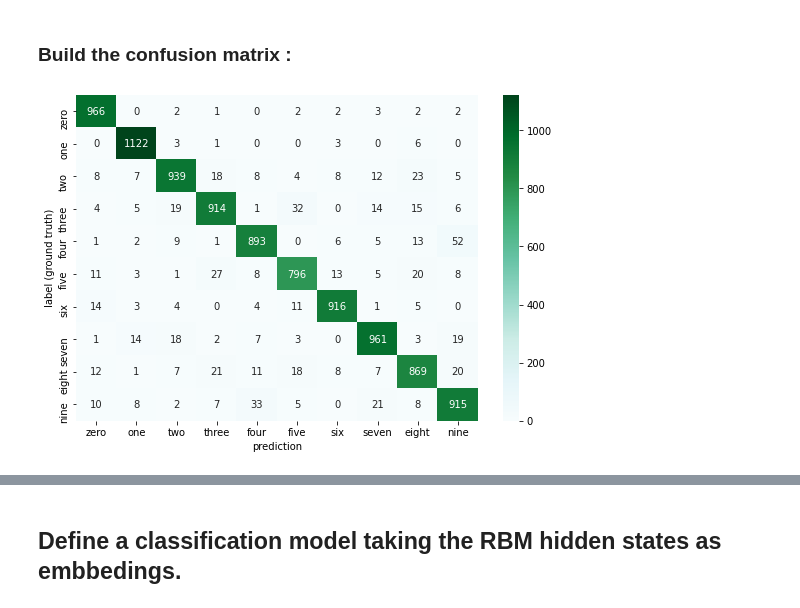
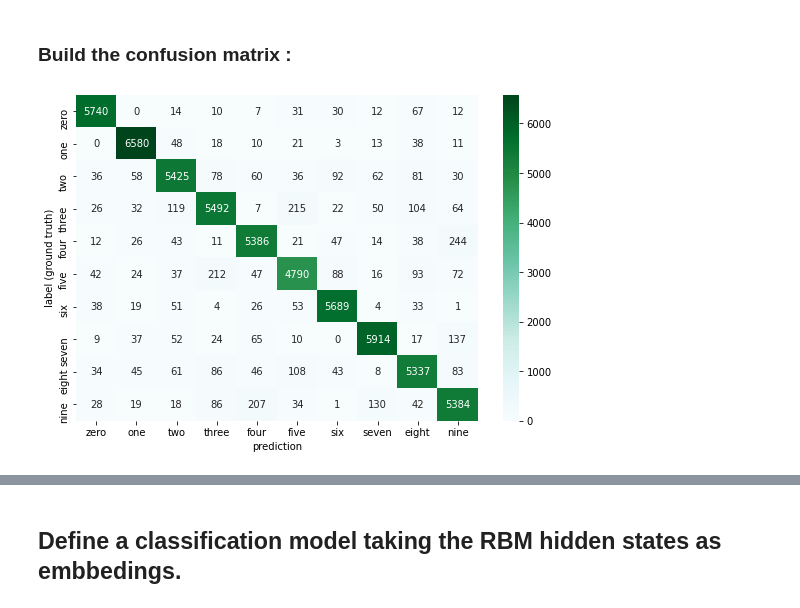
Before and after one commit to lilanpei/Restricted-Boltzmann-Machine-and-Deep-Belief-Network-on-MINIST, a Jupyter notebook: RBM&DBN_on_MNIST.ipynb, the cells around one changed output, grey strips where cells are left out. Saved outputs shown, nothing was run; the diff lists cells and outputs as text; code cells hidden in the pictures.

Commit message:
Add plots

```diff
--- a/RBM&DBN_on_MNIST.ipynb
+++ b/RBM&DBN_on_MNIST.ipynb
@@ -17,7 +17,7 @@ BATCHSIZE = 16
 VISIBLE_UNITS = 28*28
 HIDDEN_UNITS = 100
 CD_K = 1
-EPOCHS = 20
+EPOCHS = 40
 
 # load datasets
 tr_dataset = datasets.MNIST('data/mnist', train=True, transform=transforms.ToTensor(), download=True)
@@ -142,18 +139,30 @@ class RBM_Net(torch.nn.Module):
 
         return F.log_softmax(x, dim=1)
 
-    def train(self, tr_loader, ts_loader, optimizer, clf, criterion, epochs=10):
+    def train(self, tr_loader, ts_loader, optimizer, clf, criterion, epochs=20):
+        history_tr = []
+        history_ts = []
         for epoch in range(epochs):
-          for i, (batch, labels) in enumerate(tr_loader):
-            batch = Variable(batch.view(-1, VISIBLE_UNITS))
-            labels = Variable(labels)
+          correct_tr = 0
+          total_tr = 0
+          y_true_tr = []
+          y_pred_tr = []
+          for i, (batch_tr, labels_tr) in enumerate(tr_loader):
+            batch_tr = Variable(batch_tr.view(-1, VISIBLE_UNITS))
+            labels_tr = Variable(labels_tr)
 
             optimizer.zero_grad()
-            outputs = clf(batch)
-            loss = criterion(outputs, labels)
-            loss.backward()
+            outputs_tr = clf(batch_tr)
+            loss_tr = criterion(outputs_tr, labels_tr)
+            _, prediction_tr = torch.max(outputs_tr.data, 1)
+            y_true_tr.extend(labels_tr)
+            y_pred_tr.extend(prediction_tr)
+            total_tr += labels_tr.size(0)
+            correct_tr += (prediction_tr == labels_tr).sum()
+            loss_tr.backward()
             optimizer.step()
-
+          accuracy_tr = correct_tr / total_tr * 100
+          history_tr.append(accuracy_tr.data)
           # calculate accuracy
           correct = 0
           total = 0
@@ -168,9 +177,10 @@ class RBM_Net(torch.nn.Module):
             total += labels.size(0)
             correct += (prediction == labels).sum()
           accuracy = correct / total * 100
-          print("Epoch:{}. loss :{}. Accuracy:{}".format(epoch+1, loss.item(), accuracy))
+          history_ts.append(accuracy.data)
+          print("Epoch : {0:2d} | loss : {1:.4f} | Train Accuracy: {2:.2f}  | Test Accuracy: {3:.2f}".format(epoch+1, loss_tr.item(), accuracy_tr, accuracy))
 
-        return y_true, y_pred
+        return y_true_tr, y_pred_tr, y_true, y_pred, history_tr, history_ts
 
 rbm_Model = RBM_Net(rbm, HIDDEN_UNITS, 10)
 criterion = torch.nn.CrossEntropyLoss() # computes softmax and then the cross entropy
@@ -178,5 +188,5 @@ optimizer = torch.optim.Adam(rbm_Model.parameters(), lr=1e-3)
 # %% [markdown]
 ### Train the classifier :
 # %%
-y_true, y_pred = rbm_Model.train(tr_loader, ts_loader, optimizer, rbm_Model, criterion)
+y_true_tr,y_pred_tr,y_true,y_pred,history_tr,history_ts = rbm_Model.train(tr_loader, ts_loader, optimizer, rbm_Model, criterion)
 # %% [output]
@@ -195,18 +232,19 @@ Epoch:10. loss :0.04365047067403793. Accuracy:92.90999603271484
 # %%
 from sklearn.metrics import confusion_matrix
 import pandas as pd
 %matplotlib inline
 import matplotlib.pyplot as plt
 import seaborn as sns
 
+# Train
 # Display the confusion matrix as a heatmap
-cf_matrix = confusion_matrix(y_true, y_pred)
+cf_matrix = confusion_matrix(y_true_tr, y_pred_tr)
 class_names = ['zero', 'one', 'two', 'three', 'four', 'five', 'six', 'seven', 'eight', 'nine']
 df_cm = pd.DataFrame(cf_matrix, class_names, class_names)
 plt.figure(figsize = (9,6))
 sns.heatmap(df_cm, annot=True, fmt="d", cmap='BuGn')
 plt.xlabel("prediction")
 plt.ylabel("label (ground truth)")
 plt.show()
 # %% [output]
-[figure, old version]
+[figure, new version]
```
Also changed, not shown: parts of 45 cells of this notebook, 20 other files.
